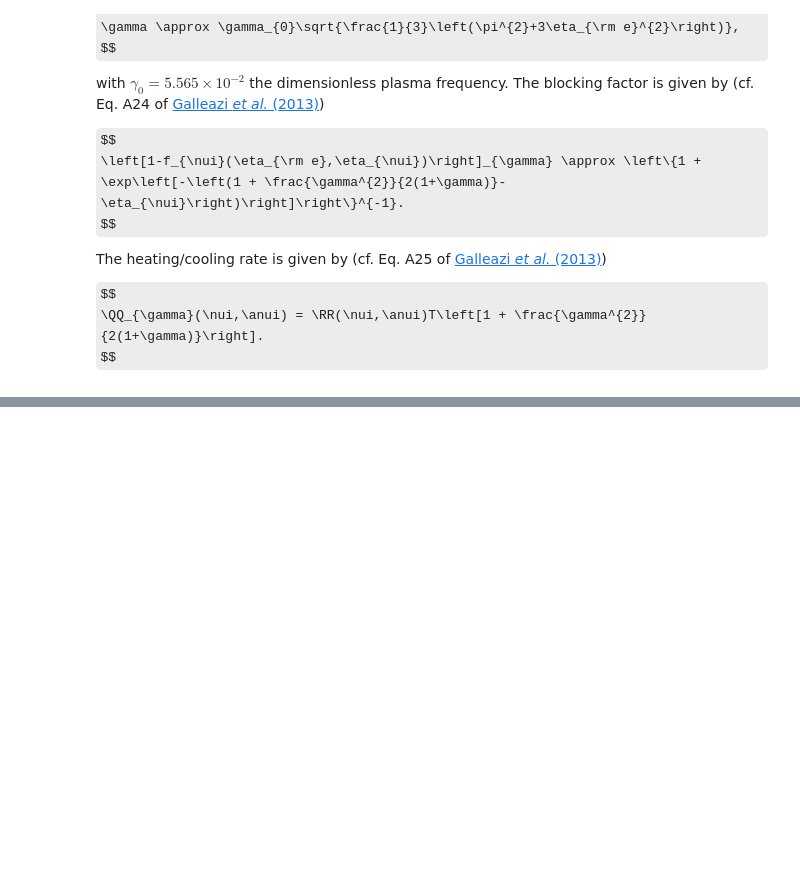
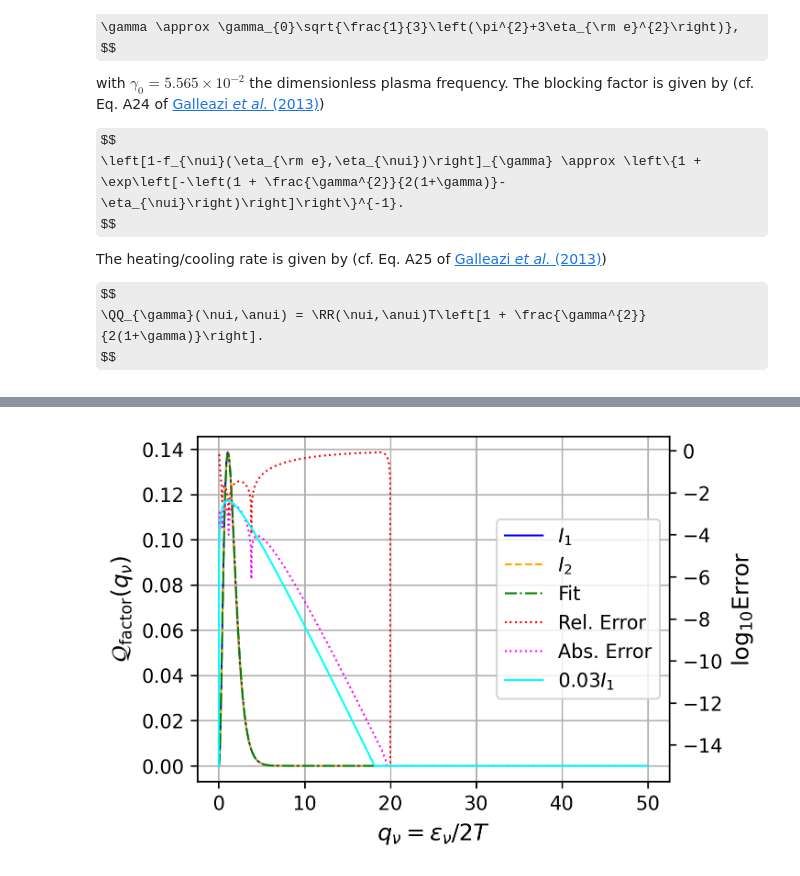
Before and after one commit to leowerneck/Tabulated_EOS_IllinoisGRMHD, a Jupyter notebook: Tutorial-Neutrino_leakage-Optically_thin_semi_analytic_calculation.ipynb, the cells around one changed output, grey strips where cells are left out. Cells and saved outputs as stored; diff of their text form; code cells hidden in the pictures; some formulas as TeX source; blank space fills up the shorter version.

```diff
--- a/Tutorial-Neutrino_leakage-Optically_thin_semi_analytic_calculation.ipynb
+++ b/Tutorial-Neutrino_leakage-Optically_thin_semi_analytic_calculation.ipynb
@@ -401,0 +439,77 @@ where $q_{i}=1$ for the electron neutrino/antineutrino and $q_{i}=4$ for heavi l
+# %%
+import numpy as np
+import scipy.integrate as si
+import matplotlib.pyplot as plt
+from scipy.special import kn as Kn
+from IPython.display import Image
+
+def Q_single_integrand_1(q):
+    return np.exp(-q)/q * Kn(1,q) * (q-qnu_local)**2
+
+def Q_single_integrand_2(x):
+    return np.exp(-2.0*qnu_local*x) * np.sqrt(x**2-x)/x**3
+
+def fit(q):
+    return 0.234 * (2.0*q)**2.4 * np.exp(-1.1*(2.0*q))
+
+def rel_err(a,b):
+    if a != 0.0:
+        return np.abs(1.0-b/a)
+    elif b != 0.0:
+        return np.abs(1.0-a/b)
+    else:
+        return 0.0
+
+N   = 1000
+qnu = np.linspace(0,50,N)
+I1  = np.zeros(N)
+I2  = np.zeros(N)
+for i in range(N):
+    qnu_local = qnu[i]
+    I1[i] = si.quad(Q_single_integrand_1,a=qnu_local,b=np.inf)[0]
+    I2[i] = si.quad(Q_single_integrand_2,a=1,b=np.inf)[0]
+
+fs = 12
+lw = 1
+fig, ax = plt.subplots(figsize=(3.54*1.25,3.54*3/4*1.25),dpi=300)
+ax.set_xlabel(r"$q_{\nu}=\epsilon_{\nu}/2T$",fontsize=fs)
+ax.set_ylabel(r"$\mathcal{Q}_{\rm factor}(q_{\nu})$",fontsize=fs)
+
+I1_plot  = 2310/2048 * (2*qnu)**3 * I1
+I2_plot  = 2310/2048 * (2*qnu)**3 * I2
+fit_plot = fit(qnu)
+
+leg1 = ax.plot(qnu,I1_plot, c='blue'  ,ls='-' ,label=r"$I_{1}$",lw=lw)
+leg2 = ax.plot(qnu,I2_plot, c='orange',ls='--',label=r"$I_{2}$",lw=lw)
+leg3 = ax.plot(qnu,fit_plot,c='green' ,ls="-.",label="Fit"     ,lw=lw)
+
+fit_errors  = np.zeros(N)
+abs_errors  = np.zeros(N)
+claimed_err = np.zeros(N)
+for i in range(N):
+    I1_plot[i] = np.maximum(I1_plot[i],1e-15)
+    I2_plot[i] = np.maximum(I2_plot[i],1e-15)
+    fit_plot[i] = np.maximum(fit_plot[i],1e-15)
+    err = rel_err(I1_plot[i],fit_plot[i])
+    fit_errors[i]  = np.log10(np.maximum(err,1e-15))
+    abs_errors[i]  = np.log10(np.maximum(np.abs(I1_plot[i]-fit_plot[i]),1e-15))
+    claimed_err[i] = np.log10(np.maximum(0.03*I1_plot[i],1e-15))
+
+ax_left = ax.twinx()
+ax_left.set_ylabel(r"$\log_{10}\mathrm{Error}$",fontsize=fs)
+leg4 = ax_left.plot(qnu[1:],fit_errors[1:],c='red' ,ls=":",label = "Rel. Error", lw=lw)
+leg5 = ax_left.plot(qnu[1:],abs_errors[1:],c='magenta' ,ls=":",label = "Abs. Error", lw=lw)
+leg6 = ax_left.plot(qnu,claimed_err,c='cyan',label=r"$0.03I_{1}$",lw=lw)
+
+leg_all = leg1+leg2+leg3+leg4+leg5+leg6
+leg_abs = [l.get_label() for l in leg_all]
+
+ax.legend(leg_all,leg_abs,loc=5)
+ax.grid()
+
+outfig = "NNBrems_fit_vs_integral.png"
+plt.savefig(outfig,dpi=300,bbox_inches='tight',facecolor='white')
+plt.close(fig)
+Image(outfig)
+# %% [output]
+[figure, added]
```
Also changed, not shown: parts of 6 cells of this notebook.
